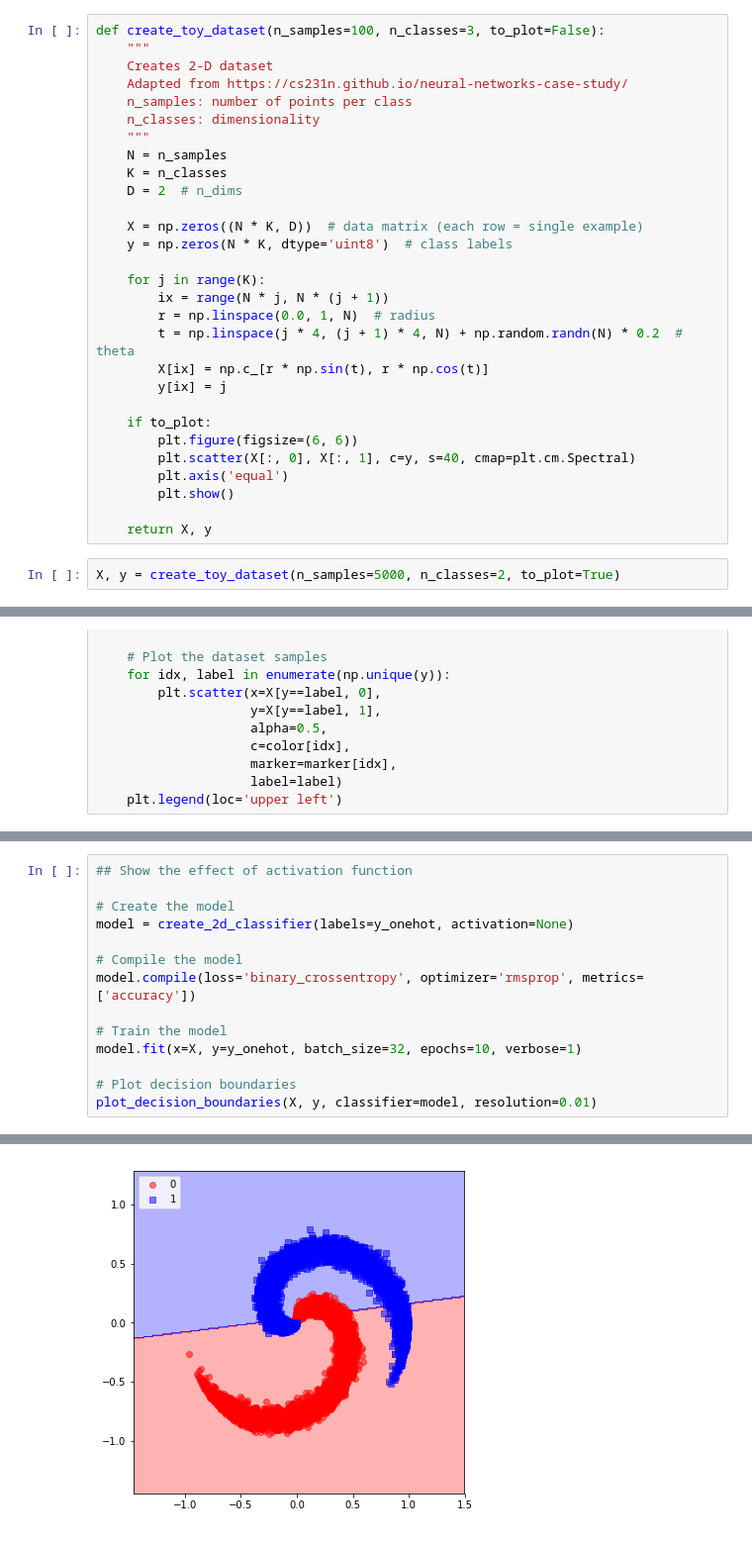
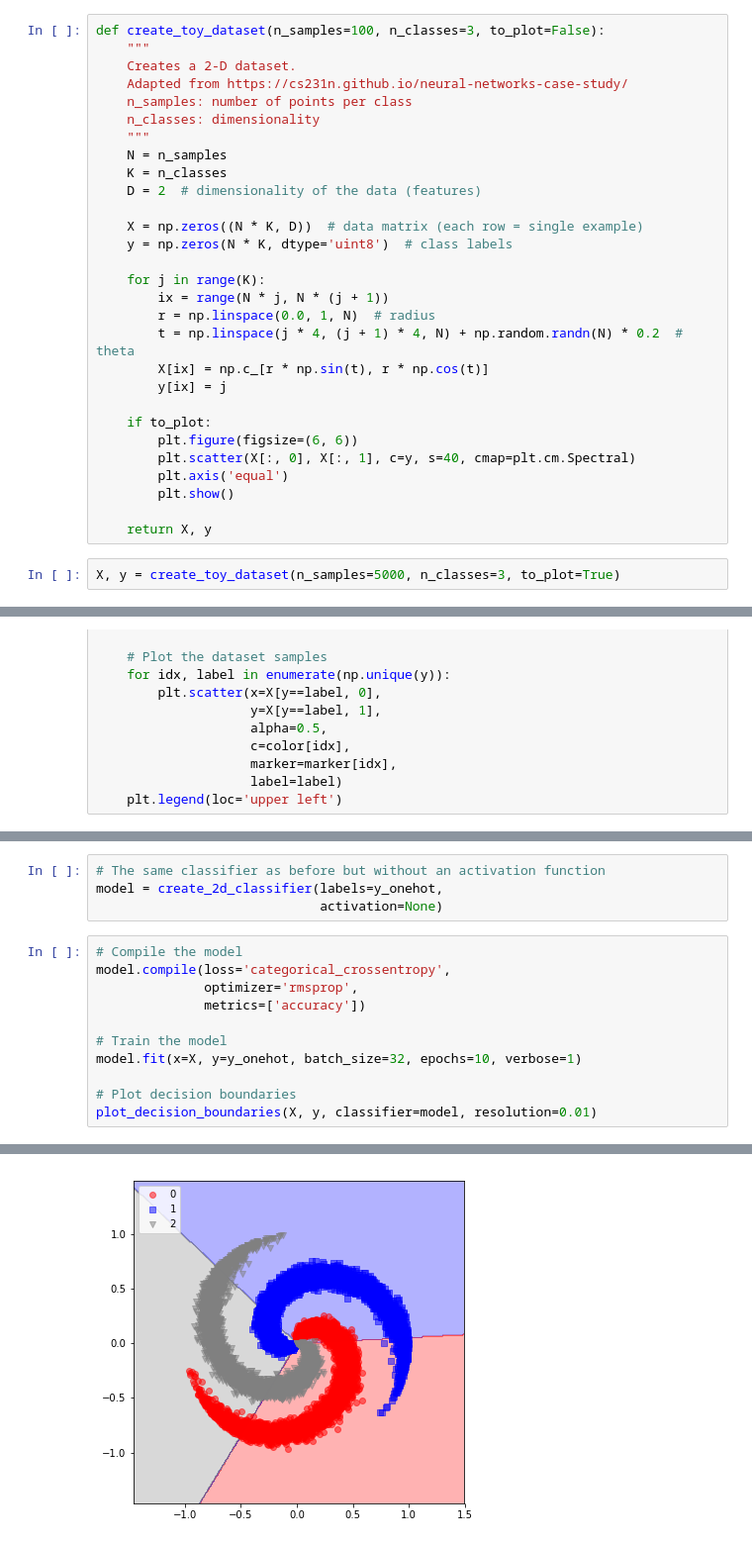
Before and after one commit to brettin/dl_tutorials, a Jupyter notebook: Topics/1_keras_overview/simple_2d_nn_classier.ipynb, the cells around one changed output, grey strips where cells are left out. Shown: that part at 99% size. Saved outputs shown, nothing was run; the diff lists cells and outputs as text.

```diff
--- a/Topics/1_keras_overview/simple_2d_nn_classier.ipynb
+++ b/Topics/1_keras_overview/simple_2d_nn_classier.ipynb
@@ -39,14 +40,14 @@ from keras.utils import to_categorical
 # %%
 def create_toy_dataset(n_samples=100, n_classes=3, to_plot=False):
     """
-    Creates 2-D dataset
+    Creates a 2-D dataset.
     Adapted from https://cs231n.github.io/neural-networks-case-study/
     n_samples: number of points per class
     n_classes: dimensionality
     """
     N = n_samples
     K = n_classes
-    D = 2  # n_dims
+    D = 2  # dimensionality of the data (features)
 
     X = np.zeros((N * K, D))  # data matrix (each row = single example)
     y = np.zeros(N * K, dtype='uint8')  # class labels
@@ -66,5 +67,5 @@ def create_toy_dataset(n_samples=100, n_classes=3, to_plot=False):
 
     return X, y
 # %%
-X, y = create_toy_dataset(n_samples=5000, n_classes=2, to_plot=True)
+X, y = create_toy_dataset(n_samples=5000, n_classes=3, to_plot=True)
 # %% [output]
@@ -207,11 +202,12 @@ plot_decision_boundaries(X, y, classifier=model, resolution=0.01)
+# %%
+# The same classifier as before but without an activation function
+model = create_2d_classifier(labels=y_onehot,
+                             activation=None)
 # %%
-## Show the effect of activation function
-
-# Create the model
-model = create_2d_classifier(labels=y_onehot, activation=None)
-
 # Compile the model
-model.compile(loss='binary_crossentropy', optimizer='rmsprop', metrics=['accuracy'])
+model.compile(loss='categorical_crossentropy',
+              optimizer='rmsprop',
+              metrics=['accuracy'])
 
 # Train the model
 model.fit(x=X, y=y_onehot, batch_size=32, epochs=10, verbose=1)
@@ -242 +238 @@ Epoch 10/10
-[figure, old version]
+[figure, new version]
```
Also changed, not shown: parts of 20 cells of this notebook, 1 other file.
